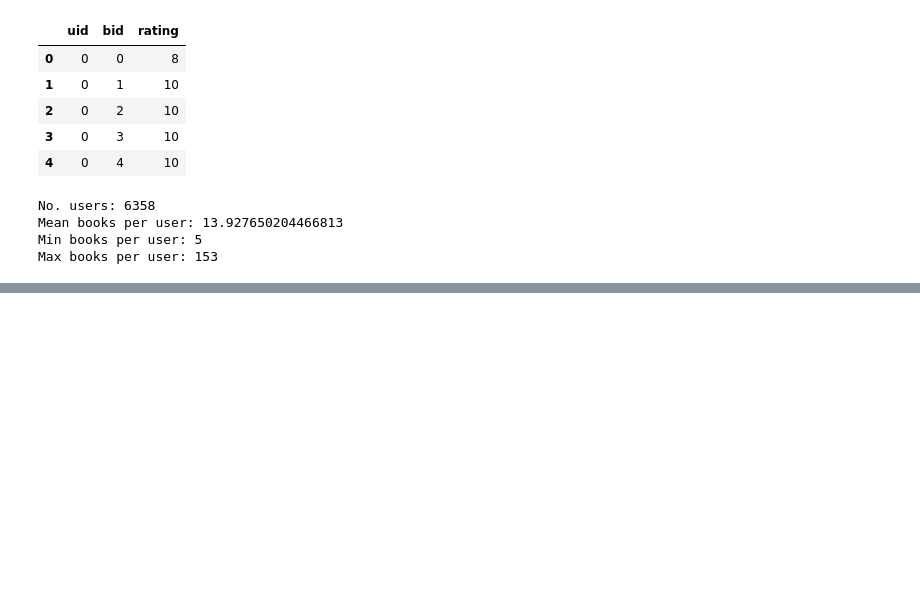
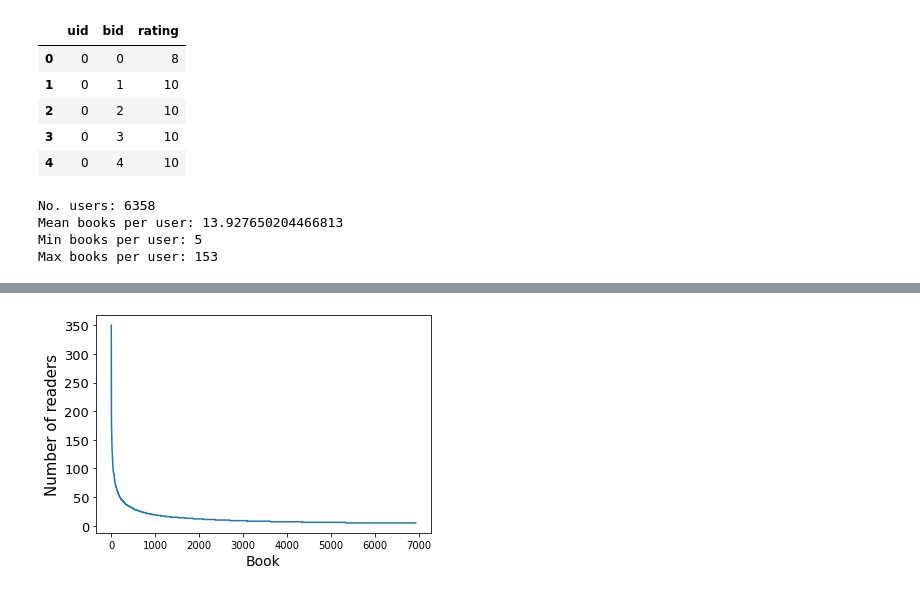
Before and after one commit to rahmanidashti/FairBook, a Jupyter notebook: book_fairness.ipynb, the cells around one changed output, grey strips where cells are left out. Saved outputs shown, nothing was run; the diff lists cells and outputs as text; code cells hidden in the pictures; blank space fills up the shorter version.

```diff
--- a/book_fairness.ipynb
+++ b/book_fairness.ipynb
@@ -75,15 +79,14 @@ plt.yscale('log')
 # %%
 # plot item distribution
 plt.figure()
 plt.plot(item_dist.values)
 plt.xlabel('Book', fontsize='14')
-plt.xticks(fontsize='13')
+plt.xticks(fontsize='10')
 plt.yticks(fontsize='13')
-# plt.ticklabel_format(axis='both', style='plain')
 plt.ylabel('Number of readers', fontsize='15')
-plt.xticks(rotation='vertical')
-plt.show()
-#plt.savefig('data/ECIR/artist_dist.png', dpi=300, bbox_inches='tight')
+plt.savefig('plots/book_long_tail_normal.pdf', dpi=300, bbox_inches='tight')
+# %% [output]
+[figure, added]
 # %%
 # get top items
 num_top = int(top_fraction * num_items)
```
Also changed, not shown: parts of 12 cells of this notebook, 7 other files.
